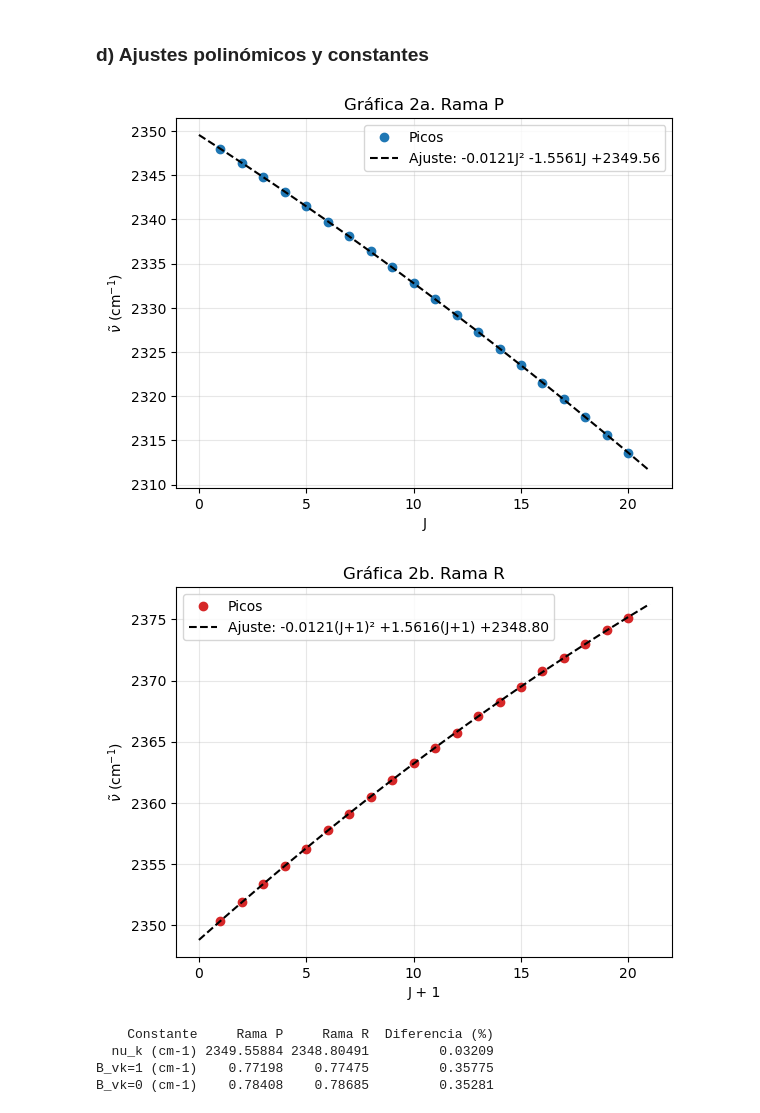
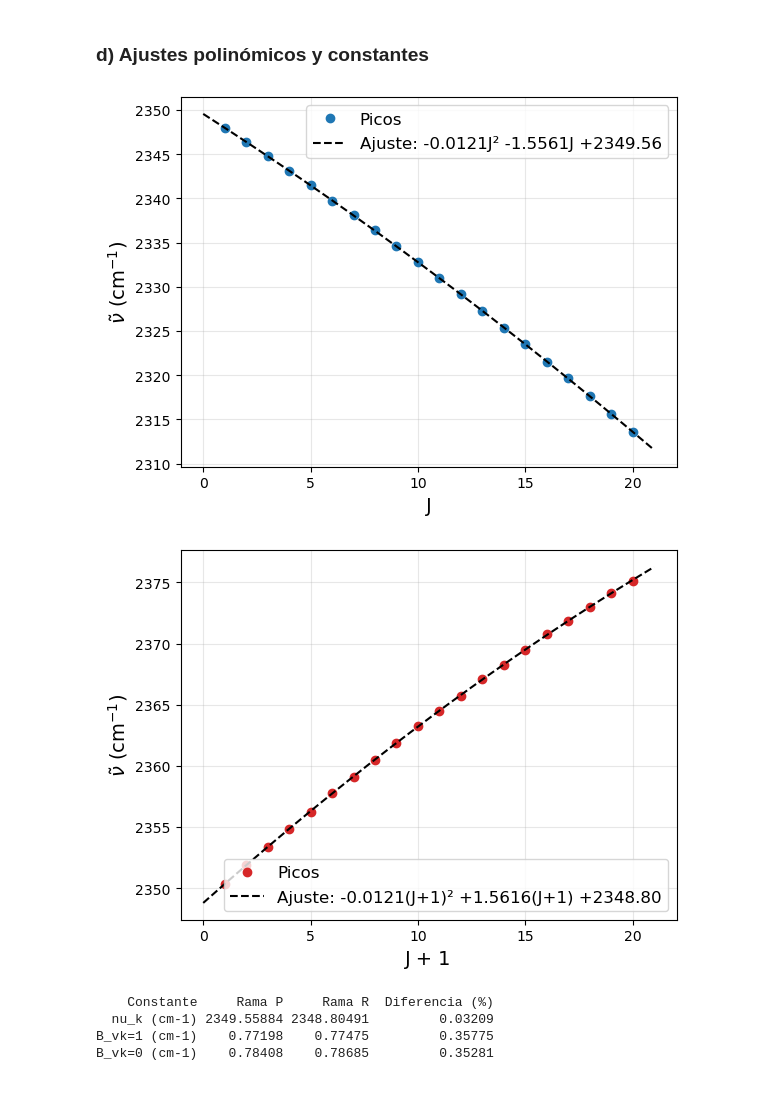
Before and after one commit to FabianC010/Proyecto-Espectroscopia-Molecular, a Jupyter notebook: Analisis.ipynb, the cells around one changed output. Drawn from its saved outputs; the diff is of its cells as text; code cells hidden in the pictures.

```diff
--- a/Analisis.ipynb
+++ b/Analisis.ipynb
@@ -401,43 +400,41 @@ nu0_P, B1_P, B0_P = constantes(aP, bP, cP, 'P')
 nu0_R, B1_R, B0_R = constantes(aR, bR, cR, 'R')
 
 xs = np.linspace(0, 21, 200)
 
 # Gráfica 2a. Rama P
 plt.plot(xP, yP, 'o', color='tab:blue', label='Picos')
 plt.plot(xs, np.polyval([aP, bP, cP], xs), 'k--',
          label=f'Ajuste: {aP:.4f}J² {bP:+.4f}J {cP:+.2f}')
-plt.xlabel('J')
-plt.ylabel(r'$\tilde{\nu}$ (cm$^{-1}$)')
-plt.title('Gráfica 2a. Rama P')
+plt.xlabel('J', fontsize = 14)
+plt.ylabel(r'$\tilde{\nu}$ (cm$^{-1}$)',fontsize = 14)
 plt.grid(True, alpha=0.3)
-plt.legend()
+plt.legend(fontsize = 12)
 plt.show()
 
 # Gráfica 2b. Rama R
 plt.plot(xR, yR, 'o', color='tab:red', label='Picos')
 plt.plot(xs, np.polyval([aR, bR, cR], xs), 'k--',
          label=f'Ajuste: {aR:.4f}(J+1)² {bR:+.4f}(J+1) {cR:+.2f}')
-plt.xlabel('J + 1')
-plt.ylabel(r'$\tilde{\nu}$ (cm$^{-1}$)')
-plt.title('Gráfica 2b. Rama R')
+plt.xlabel('J + 1',fontsize = 14)
+plt.ylabel(r'$\tilde{\nu}$ (cm$^{-1}$)',fontsize = 14)
 plt.grid(True, alpha=0.3)
-plt.legend()
+plt.legend(fontsize = 12)
 plt.show()
 
 # Comparación
 def dif(p, r):
     return 100*abs(p - r)/((p + r)/2)
 
 res = pd.DataFrame({
     'Constante': ['nu_k (cm-1)', 'B_vk=1 (cm-1)', 'B_vk=0 (cm-1)'],
     'Rama P': [nu0_P, B1_P, B0_P],
     'Rama R': [nu0_R, B1_R, B0_R],
 })
 res['Diferencia (%)'] = [dif(p, r) for p, r in zip(res['Rama P'], res['Rama R'])]
 print(res.to_string(index=False, float_format=lambda v: f'{v:.5f}'))
 # %% [output]
-[figure, old version]
+[figure, new version]
-[figure, old version]
+[figure, new version]
     Constante     Rama P     Rama R  Diferencia (%)
   nu_k (cm-1) 2349.55884 2348.80491         0.03209
 B_vk=1 (cm-1)    0.77198    0.77475         0.35775
```
Also changed, not shown: parts of 3 cells of this notebook, 4 other files.
